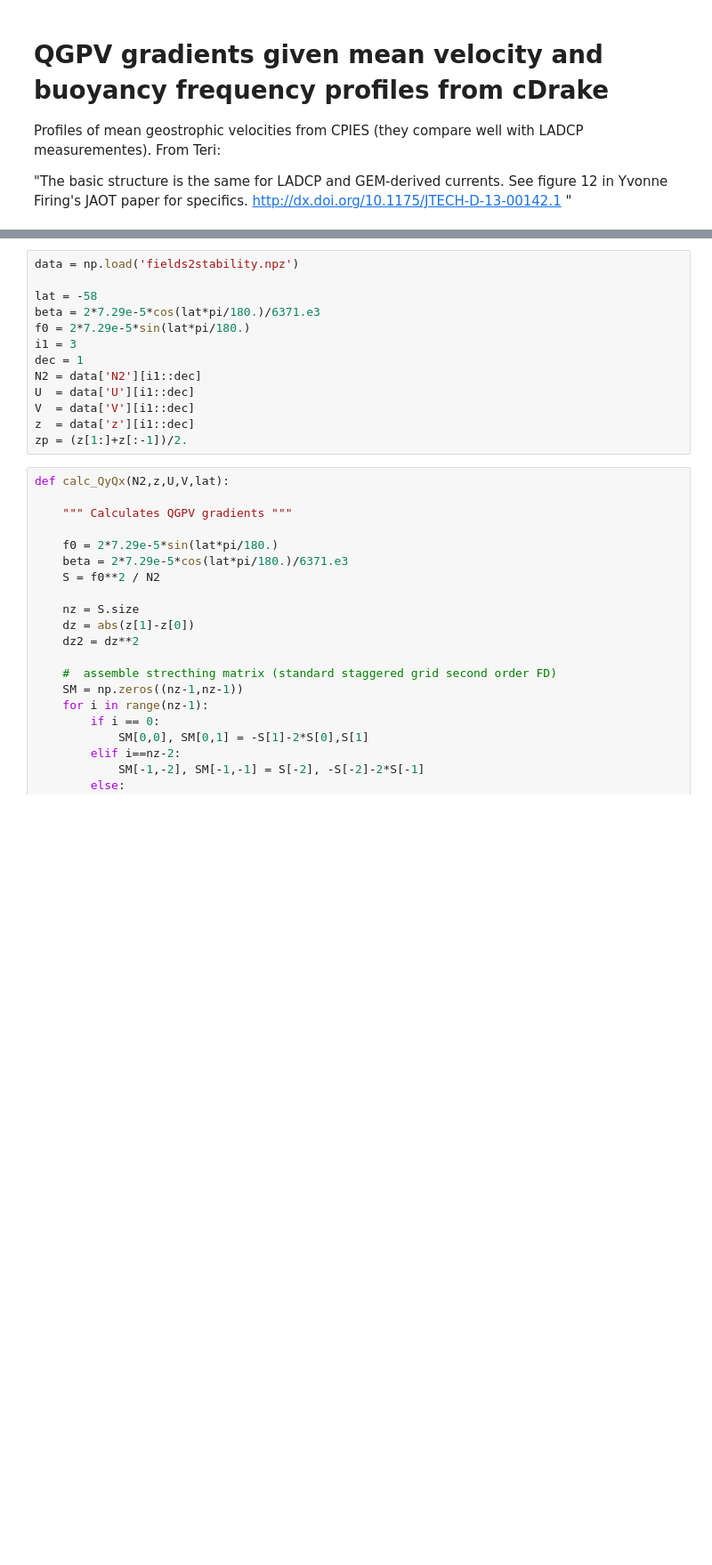
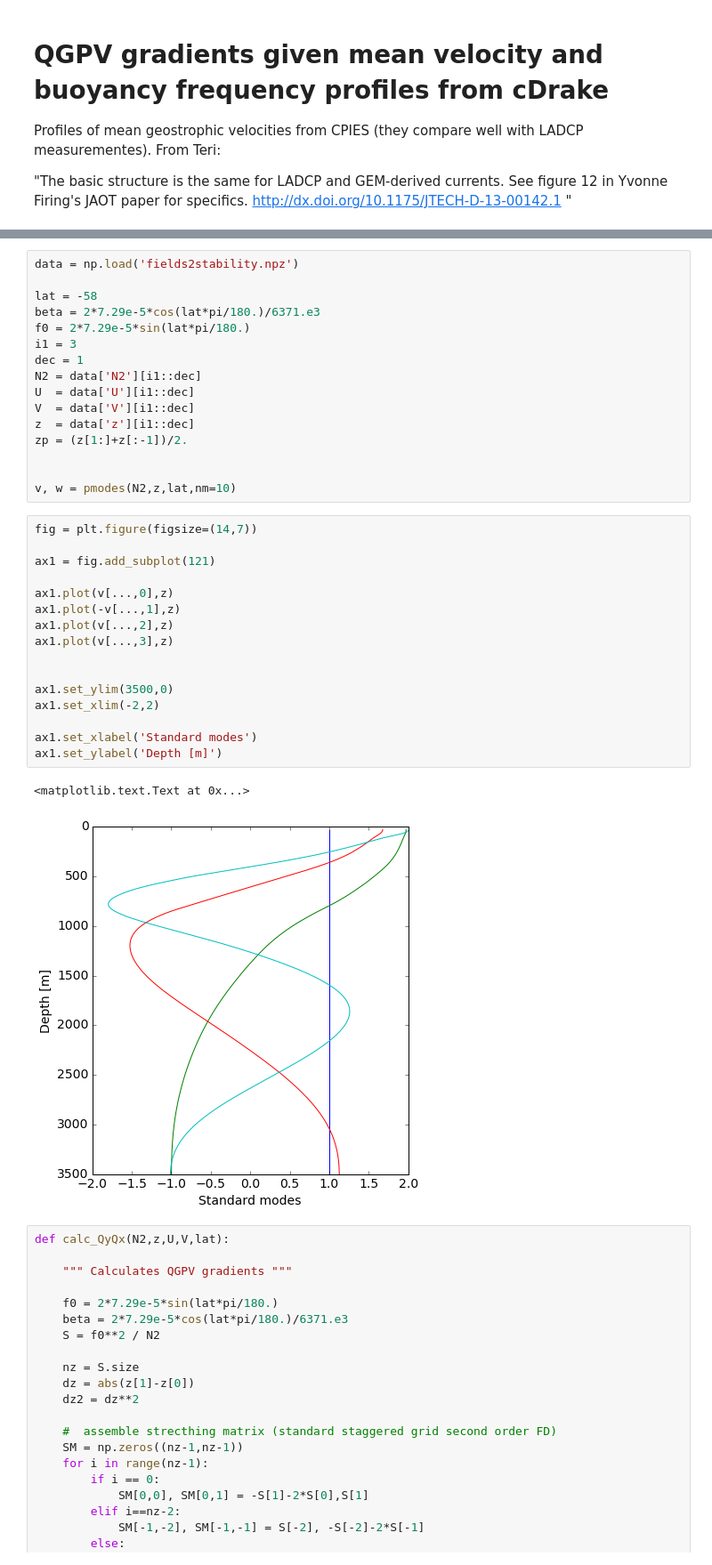
Before and after one commit to cesar-rocha/dp_spectra, a Jupyter notebook: stability/cDrakePVGradient.ipynb, the cells around one changed output, grey strips where cells are left out. Shown at 89% size. Saved outputs shown, nothing was run; the diff lists cells and outputs as text; blank space fills up the shorter version.

```diff
--- a/stability/cDrakePVGradient.ipynb
+++ b/stability/cDrakePVGradient.ipynb
@@ -24,6 +26,28 @@ U  = data['U'][i1::dec]
 V  = data['V'][i1::dec]
 z  = data['z'][i1::dec]
 zp = (z[1:]+z[:-1])/2.
+
+
+v, w = pmodes(N2,z,lat,nm=10)
+# %%
+fig = plt.figure(figsize=(14,7))
+
+ax1 = fig.add_subplot(121)
+
+ax1.plot(v[...,0],z)
+ax1.plot(-v[...,1],z)
+ax1.plot(v[...,2],z)
+ax1.plot(v[...,3],z)
+
+
+ax1.set_ylim(3500,0)
+ax1.set_xlim(-2,2)
+
+ax1.set_xlabel('Standard modes')
+ax1.set_ylabel('Depth [m]')
+# %% [output]
+<matplotlib.text.Text at 0x...>
+[figure, added]
 # %%
 def calc_QyQx(N2,z,U,V,lat):
 
```
Also changed, not shown: parts of 6 cells of this notebook.
